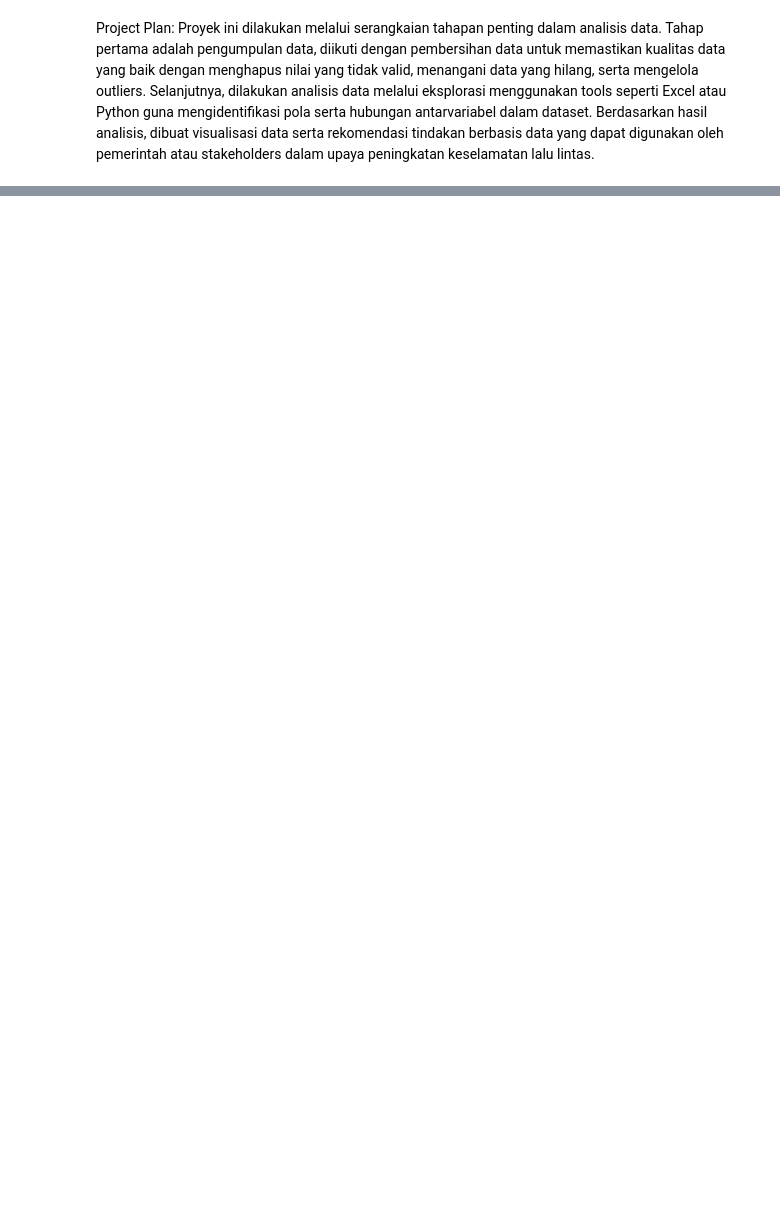
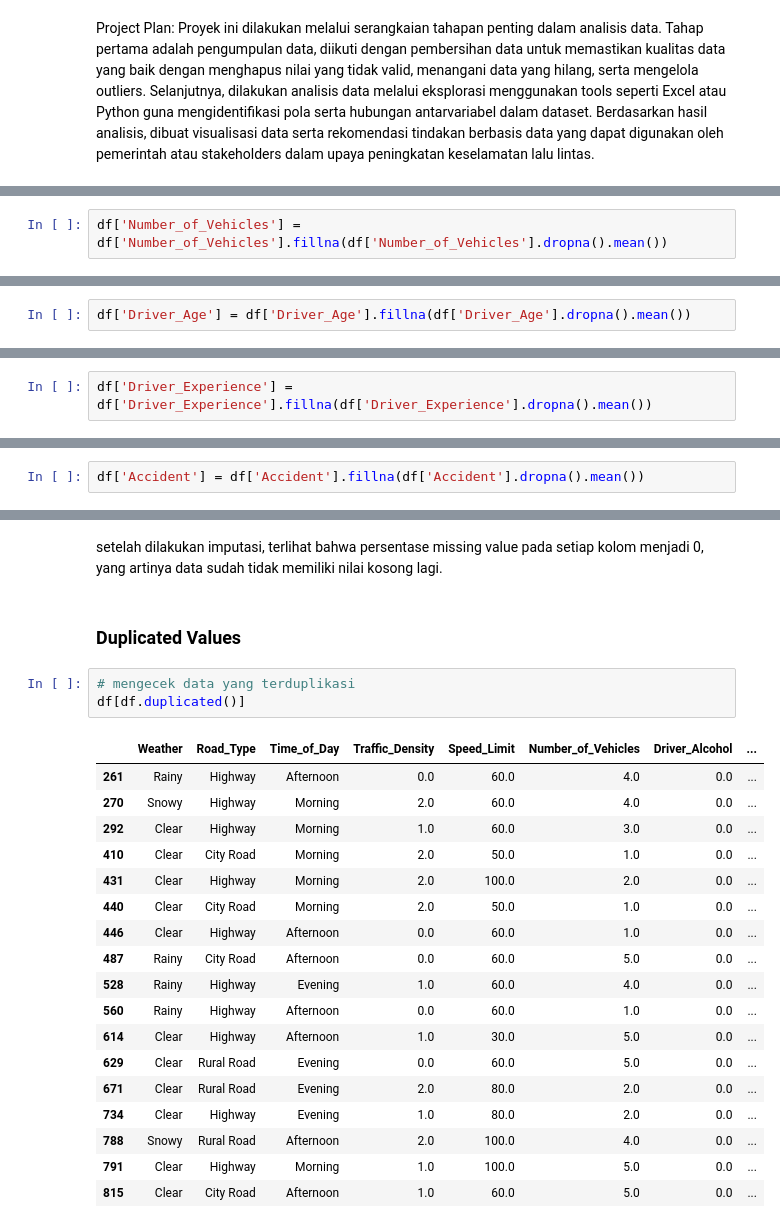
Before and after one commit to naylacamelia/Mini-Project-1-AVD, a Jupyter notebook: Nayla_camelia_indraswari_Checkpoin_1_AVD.ipynb, the cells around one changed output, grey strips where cells are left out. Cells and saved outputs as stored; diff of their text form; blank space fills up the shorter version.

```diff
--- a/Nayla_camelia_indraswari_Checkpoin_1_AVD.ipynb
+++ b/Nayla_camelia_indraswari_Checkpoin_1_AVD.ipynb
@@ -21,0 +828,2 @@ Project Plan: Proyek ini dilakukan melalui serangkaian tahapan penting dalam ana
+# %%
+df['Number_of_Vehicles'] = df['Number_of_Vehicles'].fillna(df['Number_of_Vehicles'].dropna().mean())
@@ -21,0 +843,2 @@ Project Plan: Proyek ini dilakukan melalui serangkaian tahapan penting dalam ana
+# %%
+df['Driver_Age'] = df['Driver_Age'].fillna(df['Driver_Age'].dropna().mean())
@@ -21,0 +858,2 @@ Project Plan: Proyek ini dilakukan melalui serangkaian tahapan penting dalam ana
+# %%
+df['Driver_Experience'] = df['Driver_Experience'].fillna(df['Driver_Experience'].dropna().mean())
@@ -21,0 +873,2 @@ Project Plan: Proyek ini dilakukan melalui serangkaian tahapan penting dalam ana
+# %%
+df['Accident'] = df['Accident'].fillna(df['Accident'].dropna().mean())
@@ -21,0 +895,26 @@ Project Plan: Proyek ini dilakukan melalui serangkaian tahapan penting dalam ana
+# %% [markdown]
+setelah dilakukan imputasi, terlihat bahwa persentase missing value pada setiap kolom menjadi 0, yang artinya data sudah tidak memiliki nilai kosong lagi.
+# %% [markdown]
+### **Duplicated Values**
+# %%
+# mengecek data yang terduplikasi
+df[df.duplicated()]
+# %% [output]
+|  | Weather | Road_Type | Time_of_Day | Traffic_Density | Speed_Limit | Number_of_Vehicles | Driver_Alcohol | ... |
+| 261 | Rainy | Highway | Afternoon | 0.0 | 60.0 | 4.0 | 0.0 | ... |
+| 270 | Snowy | Highway | Morning | 2.0 | 60.0 | 4.0 | 0.0 | ... |
+| 292 | Clear | Highway | Morning | 1.0 | 60.0 | 3.0 | 0.0 | ... |
+| 410 | Clear | City Road | Morning | 2.0 | 50.0 | 1.0 | 0.0 | ... |
+| 431 | Clear | Highway | Morning | 2.0 | 100.0 | 2.0 | 0.0 | ... |
+| 440 | Clear | City Road | Morning | 2.0 | 50.0 | 1.0 | 0.0 | ... |
+| 446 | Clear | Highway | Afternoon | 0.0 | 60.0 | 1.0 | 0.0 | ... |
+| 487 | Rainy | City Road | Afternoon | 0.0 | 60.0 | 5.0 | 0.0 | ... |
+| 528 | Rainy | Highway | Evening | 1.0 | 60.0 | 4.0 | 0.0 | ... |
+| 560 | Rainy | Highway | Afternoon | 0.0 | 60.0 | 1.0 | 0.0 | ... |
+| 614 | Clear | Highway | Afternoon | 1.0 | 30.0 | 5.0 | 0.0 | ... |
+| 629 | Clear | Rural Road | Evening | 0.0 | 60.0 | 5.0 | 0.0 | ... |
+| 671 | Clear | Rural Road | Evening | 2.0 | 80.0 | 2.0 | 0.0 | ... |
+| 734 | Clear | Highway | Evening | 1.0 | 80.0 | 2.0 | 0.0 | ... |
+| 788 | Snowy | Rural Road | Afternoon | 2.0 | 100.0 | 4.0 | 0.0 | ... |
+| 791 | Clear | Highway | Morning | 1.0 | 100.0 | 5.0 | 0.0 | ... |
+| 815 | Clear | City Road | Afternoon | 1.0 | 60.0 | 5.0 | 0.0 | ... |
```
Also changed, not shown: parts of 112 cells of this notebook.
